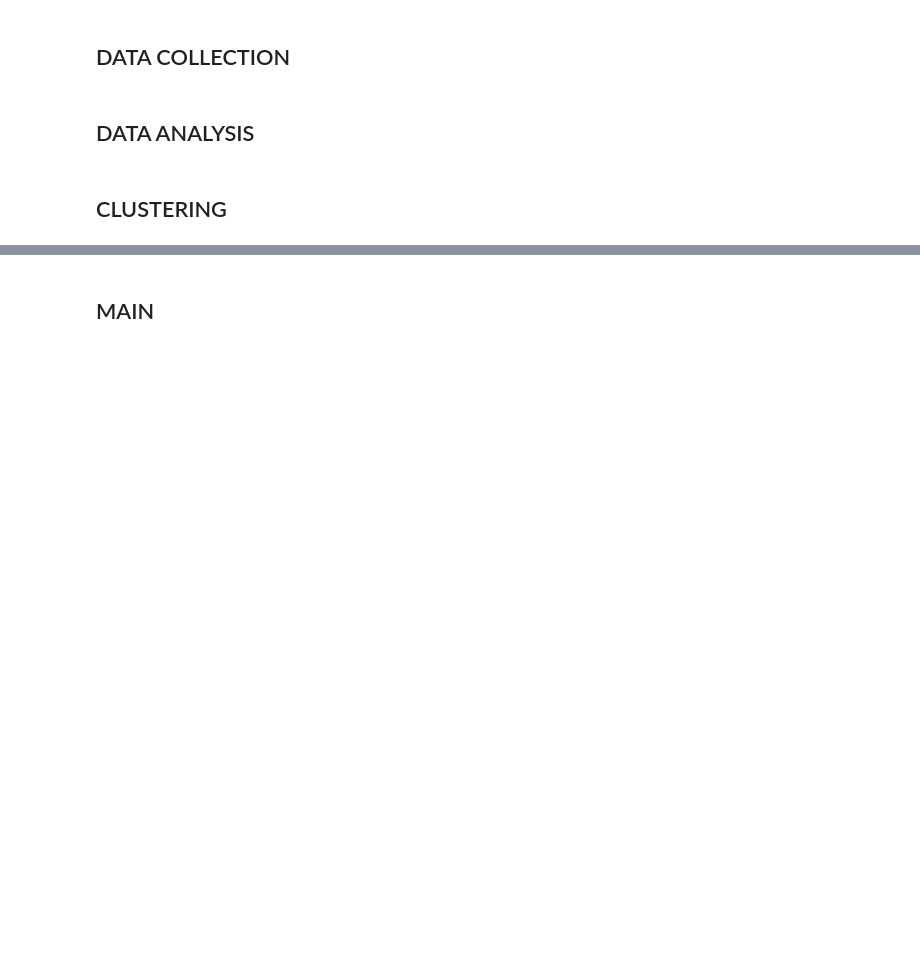
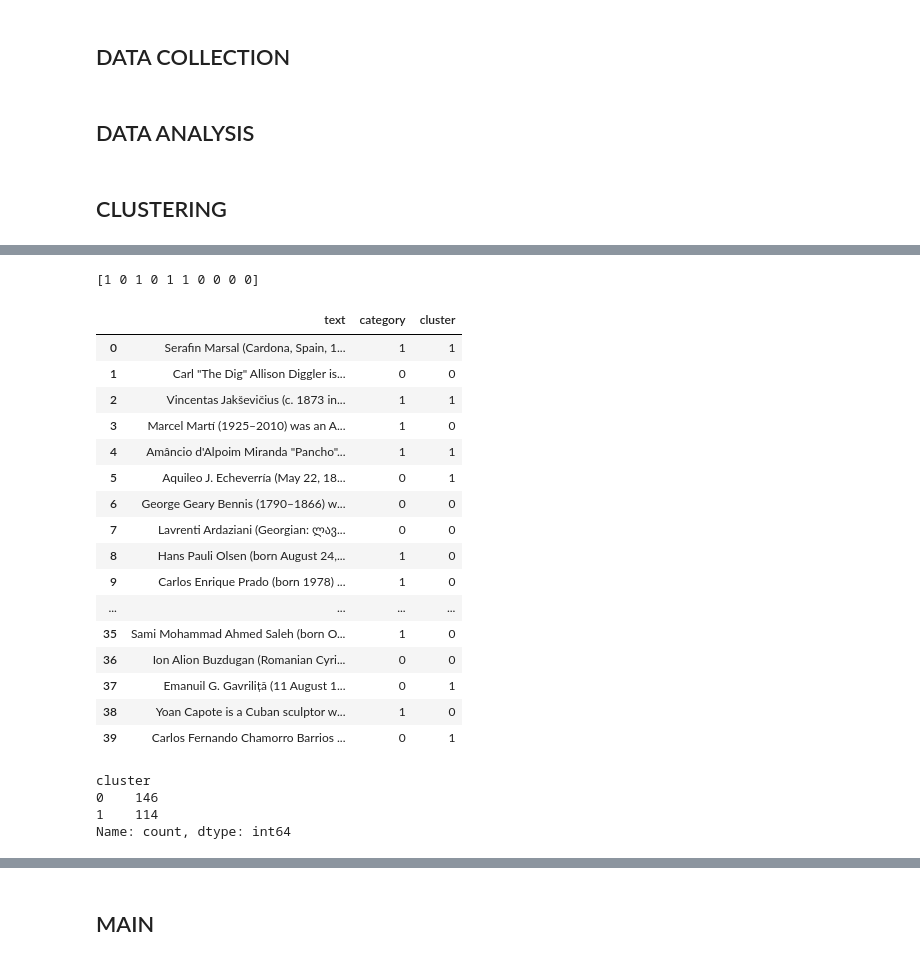
Before and after one commit to marinmss/m1-datascience-project, a Jupyter notebook: src/task1.ipynb, the cells around one changed output, grey strips where cells are left out. Saved outputs shown, nothing was run; the diff lists cells and outputs as text; code cells hidden in the pictures; blank space fills up the shorter version.

```diff
--- a/src/task1.ipynb
+++ b/src/task1.ipynb
@@ -160,0 +233,3 @@ def vocabulary():
+# %%
+df_cluster = shuffle(df_cluster)
+df_cluster.head()
@@ -160,0 +255,11 @@ def vocabulary():
+# %%
+# Using TFIDF vectorizer to convert convert words to Vector Space
+tfidf_vectorizer = TfidfVectorizer(max_features=500,
+                                       use_idf=True,
+                                       stop_words='english')
+                                       #tokenizer=nltk.word_tokenize)
+#                                       ngram_range=(1, 2))
+
+# Fit the vectorizer to text data
+tfidf_matrix = tfidf_vectorizer.fit_transform(X)
+tfidf_matrix
@@ -160,0 +297,39 @@ def vocabulary():
+# %%
+print(predicted_labels[0:10])
+# %% [output]
+[1 0 1 0 1 1 0 0 0 0]
+# %%
+# Print out id, title, category and cluster assignment
+texts = df_cluster['text'].values
+labels = df_cluster['category'].values
+
+data = {'text':texts,'category':labels,'cluster':clusters}
+df_cluster = pd.DataFrame(data,columns=['text','category','cluster'])
+#df_cluster['cluster'] = df_cluster['cluster'].map(category_mapping)
+
+df_cluster.head(40)
+# %% [output]
+|  | text | category | cluster |
+| 0 | Serafin Marsal (Cardona, Spain, 1... | 1 | 1 |
+| 1 | Carl "The Dig" Allison Diggler is... | 0 | 0 |
+| 2 | Vincentas Jakševičius (c. 1873 in... | 1 | 1 |
+| 3 | Marcel Martí (1925–2010) was an A... | 1 | 0 |
+| 4 | Amâncio d'Alpoim Miranda "Pancho"... | 1 | 1 |
+| 5 | Aquileo J. Echeverría (May 22, 18... | 0 | 1 |
+| 6 | George Geary Bennis (1790–1866) w... | 0 | 0 |
+| 7 | Lavrenti Ardaziani (Georgian: ლავ... | 0 | 0 |
+| 8 | Hans Pauli Olsen (born August 24,... | 1 | 0 |
+| 9 | Carlos Enrique Prado (born 1978) ... | 1 | 0 |
+| ... | ... | ... | ... |
+| 35 | Sami Mohammad Ahmed Saleh (born O... | 1 | 0 |
+| 36 | Ion Alion Buzdugan (Romanian Cyri... | 0 | 0 |
+| 37 | Emanuil G. Gavriliță (11 August 1... | 0 | 1 |
+| 38 | Yoan Capote is a Cuban sculptor w... | 1 | 0 |
+| 39 | Carlos Fernando Chamorro Barrios ... | 0 | 1 |
+# %%
+df_cluster['cluster'].value_counts()
+# %% [output]
+cluster
+0    146
+1    114
+Name: count, dtype: int64
```
Also changed, not shown: parts of 18 cells of this notebook.
